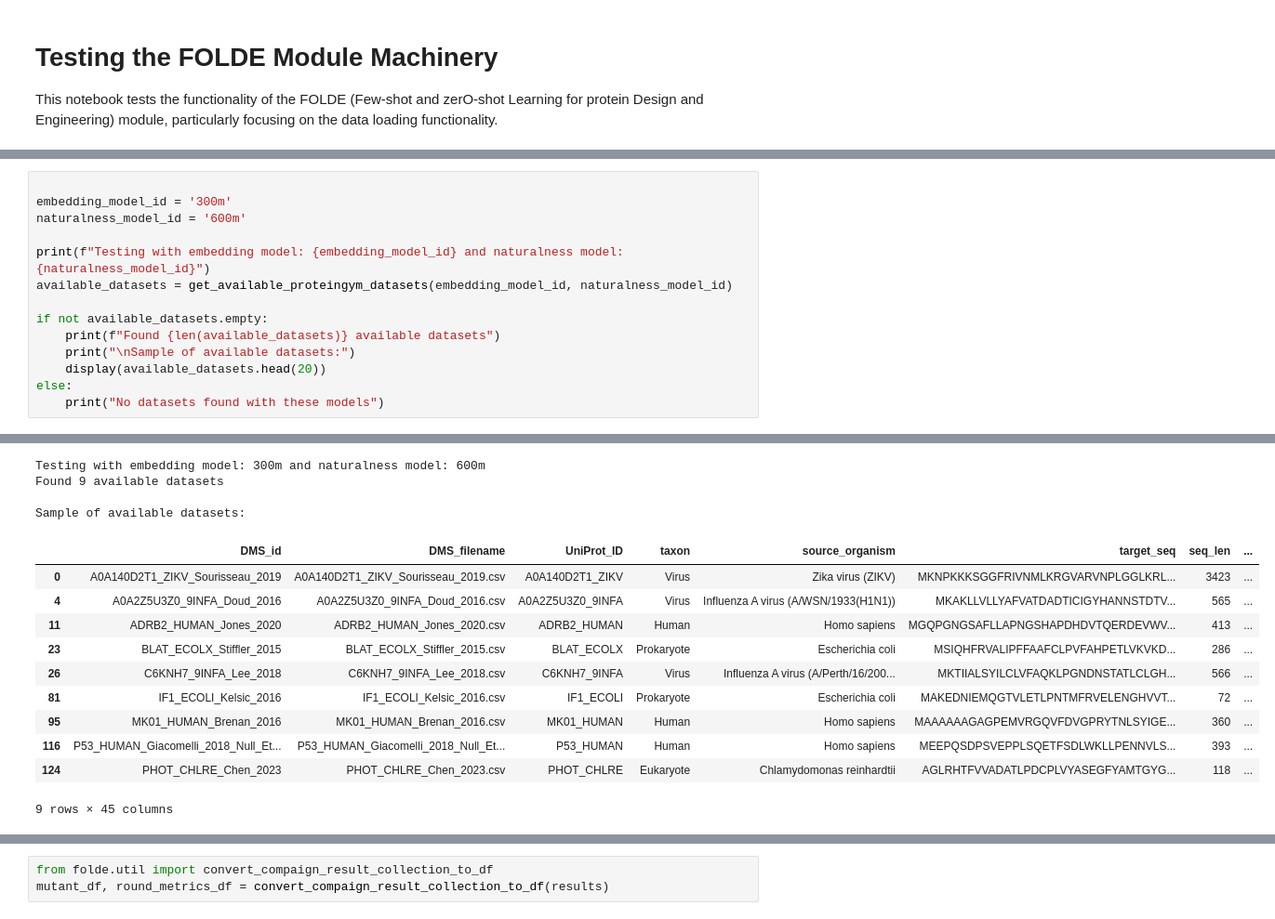
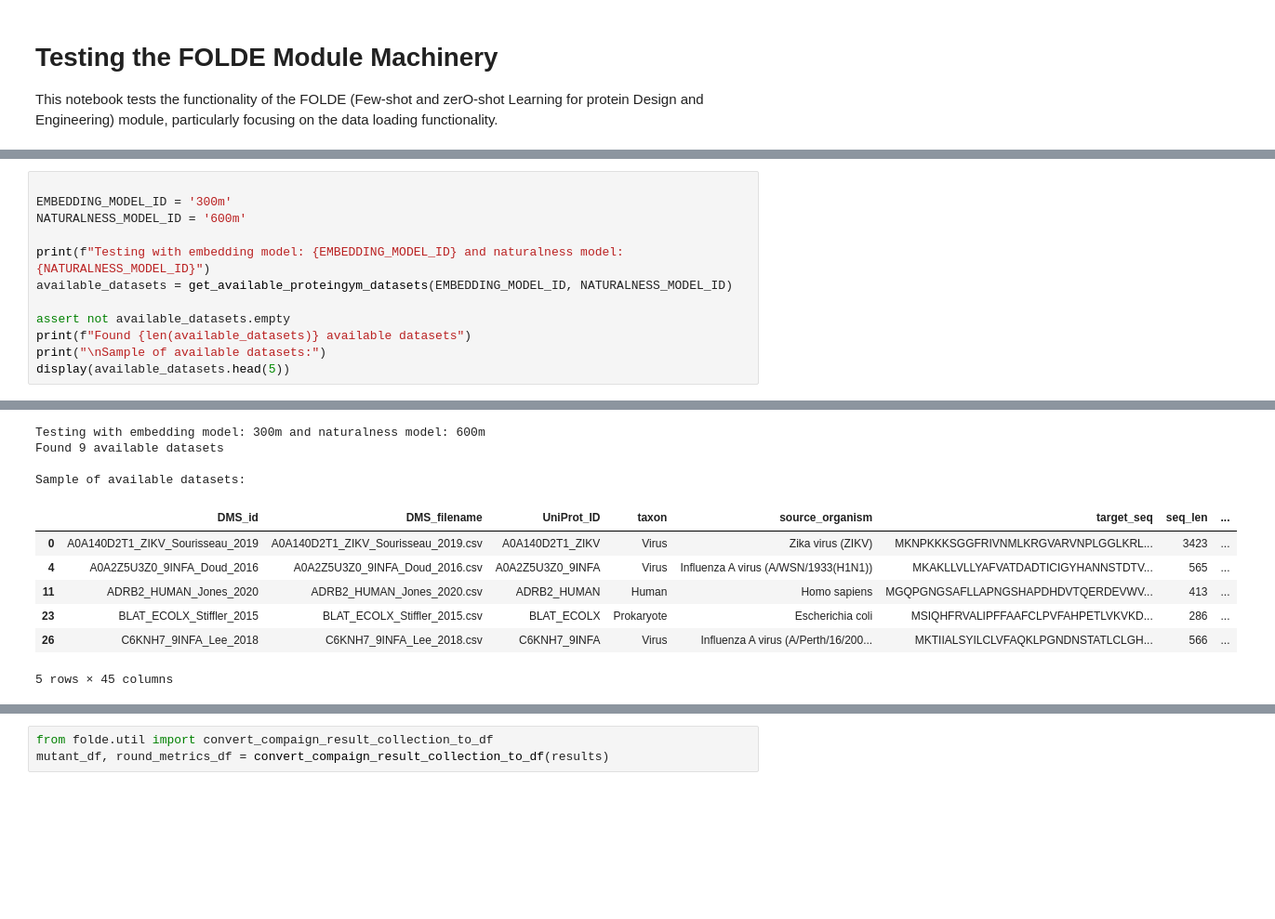
Before and after one commit to JBEI/foldy-internal, a Jupyter notebook: backend/src/notebooks/jacob/250315_test_folde_machinery.ipynb, the cells around one changed output, grey strips where cells are left out. Shown at 93% size. Drawn from its saved outputs; the diff is of its cells as text; blank space fills up the shorter version.

```diff
--- a/backend/src/notebooks/jacob/250315_test_folde_machinery.ipynb
+++ b/backend/src/notebooks/jacob/250315_test_folde_machinery.ipynb
@@ -58,15 +25,13 @@ Now let's test the `get_available_proteingym_datasets` function with specific em
 # %%
 
-embedding_model_id = '300m'
-naturalness_model_id = '600m'
+EMBEDDING_MODEL_ID = '300m'
+NATURALNESS_MODEL_ID = '600m'
 
-print(f"Testing with embedding model: {embedding_model_id} and naturalness model: {naturalness_model_id}")
-available_datasets = get_available_proteingym_datasets(embedding_model_id, naturalness_model_id)
+print(f"Testing with embedding model: {EMBEDDING_MODEL_ID} and naturalness model: {NATURALNESS_MODEL_ID}")
+available_datasets = get_available_proteingym_datasets(EMBEDDING_MODEL_ID, NATURALNESS_MODEL_ID)
 
-if not available_datasets.empty:
-    print(f"Found {len(available_datasets)} available datasets")
-    print("\nSample of available datasets:")
-    display(available_datasets.head(20))
-else:
-    print("No datasets found with these models")
+assert not available_datasets.empty
+print(f"Found {len(available_datasets)} available datasets")
+print("\nSample of available datasets:")
+display(available_datasets.head(5))
 # %% [output]
@@ -75,15 +40,11 @@ else:
 Testing with embedding model: 300m and naturalness model: 600m
 Found 9 available datasets
 
 Sample of available datasets:
 |  | DMS_id | DMS_filename | UniProt_ID | taxon | source_organism | target_seq | seq_len | ... |
 | 0 | A0A140D2T1_ZIKV_Sourisseau_2019 | A0A140D2T1_ZIKV_Sourisseau_2019.csv | A0A140D2T1_ZIKV | Virus | Zika virus (ZIKV) | MKNPKKKSGGFRIVNMLKRGVARVNPLGGLKRL... | 3423 | ... |
 | 4 | A0A2Z5U3Z0_9INFA_Doud_2016 | A0A2Z5U3Z0_9INFA_Doud_2016.csv | A0A2Z5U3Z0_9INFA | Virus | Influenza A virus (A/WSN/1933(H1N1)) | MKAKLLVLLYAFVATDADTICIGYHANNSTDTV... | 565 | ... |
 | 11 | ADRB2_HUMAN_Jones_2020 | ADRB2_HUMAN_Jones_2020.csv | ADRB2_HUMAN | Human | Homo sapiens | MGQPGNGSAFLLAPNGSHAPDHDVTQERDEVWV... | 413 | ... |
 | 23 | BLAT_ECOLX_Stiffler_2015 | BLAT_ECOLX_Stiffler_2015.csv | BLAT_ECOLX | Prokaryote | Escherichia coli | MSIQHFRVALIPFFAAFCLPVFAHPETLVKVKD... | 286 | ... |
 | 26 | C6KNH7_9INFA_Lee_2018 | C6KNH7_9INFA_Lee_2018.csv | C6KNH7_9INFA | Virus | Influenza A virus (A/Perth/16/200... | MKTIIALSYILCLVFAQKLPGNDNSTATLCLGH... | 566 | ... |
-| 81 | IF1_ECOLI_Kelsic_2016 | IF1_ECOLI_Kelsic_2016.csv | IF1_ECOLI | Prokaryote | Escherichia coli | MAKEDNIEMQGTVLETLPNTMFRVELENGHVVT... | 72 | ... |
-| 95 | MK01_HUMAN_Brenan_2016 | MK01_HUMAN_Brenan_2016.csv | MK01_HUMAN | Human | Homo sapiens | MAAAAAAGAGPEMVRGQVFDVGPRYTNLSYIGE... | 360 | ... |
-| 116 | P53_HUMAN_Giacomelli_2018_Null_Et... | P53_HUMAN_Giacomelli_2018_Null_Et... | P53_HUMAN | Human | Homo sapiens | MEEPQSDPSVEPPLSQETFSDLWKLLPENNVLS... | 393 | ... |
-| 124 | PHOT_CHLRE_Chen_2023 | PHOT_CHLRE_Chen_2023.csv | PHOT_CHLRE | Eukaryote | Chlamydomonas reinhardtii | AGLRHTFVVADATLPDCPLVYASEGFYAMTGYG... | 118 | ... |
-9 rows × 45 columns
+5 rows × 45 columns
```
Also changed, not shown: parts of 16 cells of this notebook, 15 other files.
